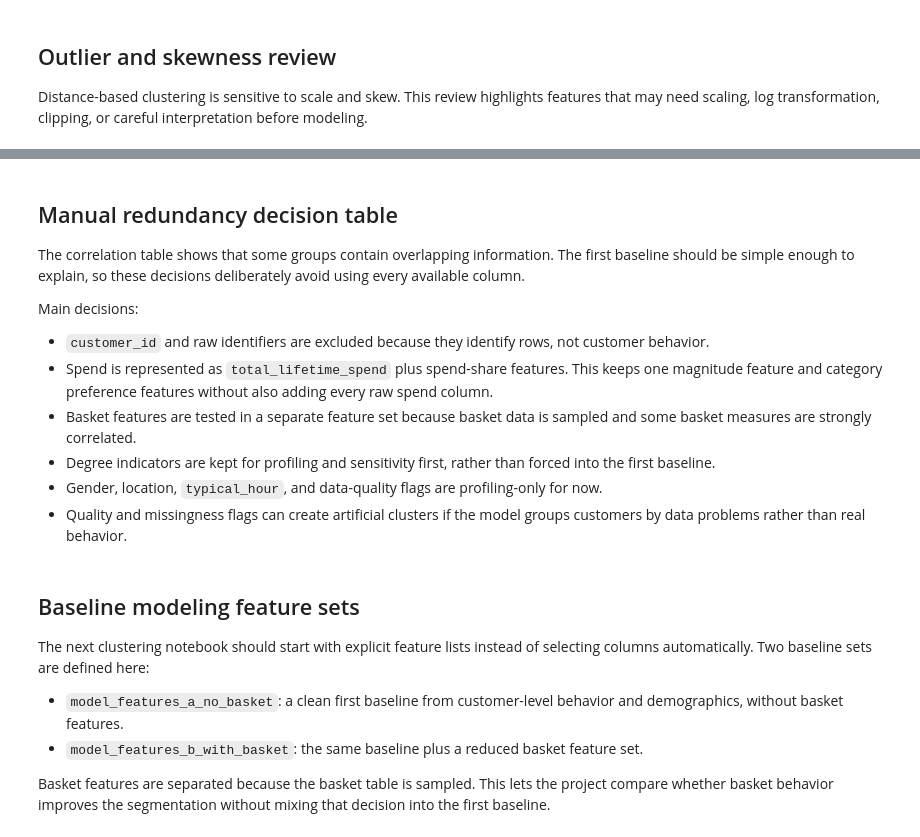
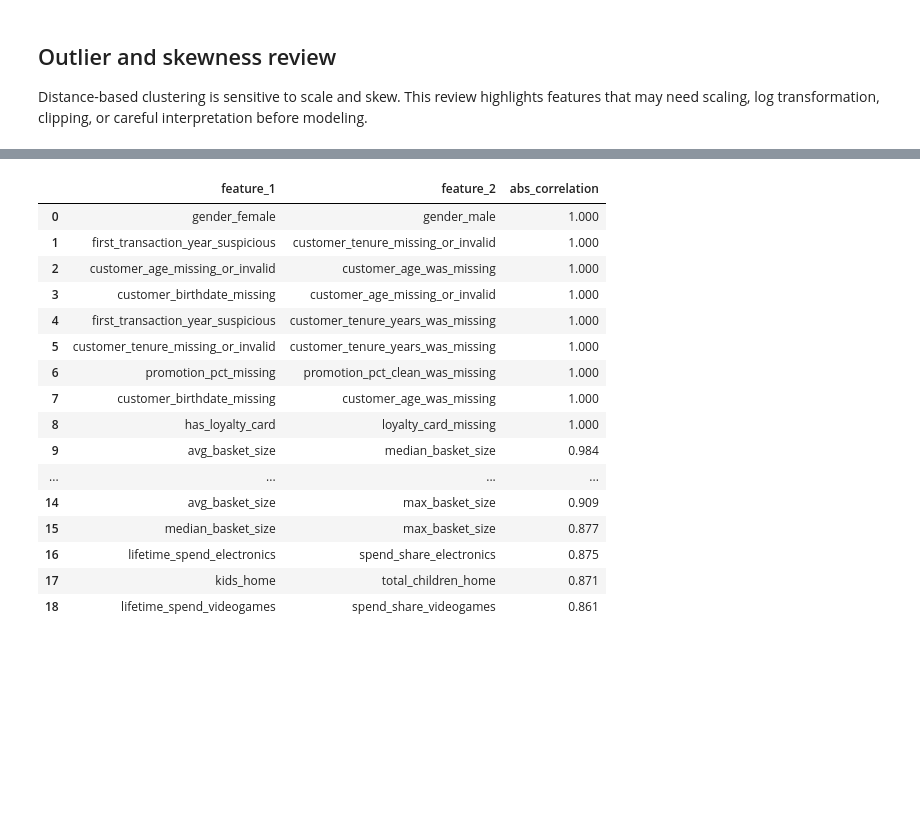
Before and after one commit to pedromariaanf-a11y/ML-II-projeto-final, a Jupyter notebook: notebooks/03_eda_feature_review.ipynb, the cells around one changed output, grey strips where cells are left out. Cells and saved outputs as stored; diff of their text form; code cells hidden in the pictures; blank space fills up the shorter version.

```diff
--- a/notebooks/03_eda_feature_review.ipynb
+++ b/notebooks/03_eda_feature_review.ipynb
@@ -320,47 +458,29 @@ This review does not remove columns automatically. It gives evidence for the man
 # %%
-identifier_and_raw_candidates = [
-    "customer_id",
-    "customer_name",
-    "customer_birthdate",
-    "customer_birthdate_parsed",
-    "loyalty_card_number",
-    "year_first_transaction",
-    "first_transaction_year_clean",
-    "percentage_of_products_bought_promotion",
-    "list_of_goods",
-]
-identifier_and_raw_present = [column for column in identifier_and_raw_candidates if column in feature_table.columns]
+numeric_features = feature_table.select_dtypes(include="number").drop(columns=["customer_id"])
+correlation_matrix = numeric_features.corr().abs()
+upper_triangle = correlation_matrix.where(np.triu(np.ones(correlation_matrix.shape), k=1).astype(bool))
+correlation_pairs = upper_triangle.stack().sort_values(ascending=False).reset_index()
+correlation_pairs.columns = ["feature_1", "feature_2", "abs_correlation"]
 
-candidate_numeric_features = [
-    column for column in feature_table.select_dtypes(include="number").columns
-    if column not in identifier_and_raw_present
-]
+high_correlation_pairs = correlation_pairs[correlation_pairs["abs_correlation"] >= 0.85].head(20).copy()
+high_correlation_pairs["abs_correlation"] = high_correlation_pairs["abs_correlation"].round(3)
 
-correlation_matrix = feature_table[candidate_numeric_features].corr()
-upper_triangle = correlation_matrix.where(np.triu(np.ones(correlation_matrix.shape), k=1).astype(bool))
-
-correlation_pairs = upper_triangle.stack().reset_index()
-correlation_pairs.columns = ["feature_1", "feature_2", "correlation"]
-correlation_pairs["abs_correlation"] = correlation_pairs["correlation"].abs()
-correlation_pairs = correlation_pairs.sort_values("abs_correlation", ascending=False).reset_index(drop=True)
-
-highly_correlated_pairs = correlation_pairs[correlation_pairs["abs_correlation"] >= 0.70].copy()
-highly_correlated_pairs["correlation"] = highly_correlated_pairs["correlation"].round(3)
-highly_correlated_pairs["abs_correlation"] = highly_correlated_pairs["abs_correlation"].round(3)
-
-print(f"Candidate numeric features reviewed: {len(candidate_numeric_features)}")
-print(f"Feature pairs with absolute correlation >= 0.70: {len(highly_correlated_pairs)}")
-display(highly_correlated_pairs.head(30))
+display(high_correlation_pairs)
+# %% [output]
+|  | feature_1 | feature_2 | abs_correlation |
+| 0 | gender_female | gender_male | 1.000 |
+| 1 | first_transaction_year_suspicious | customer_tenure_missing_or_invalid | 1.000 |
+| 2 | customer_age_missing_or_invalid | customer_age_was_missing | 1.000 |
+| 3 | customer_birthdate_missing | customer_age_missing_or_invalid | 1.000 |
+| 4 | first_transaction_year_suspicious | customer_tenure_years_was_missing | 1.000 |
+| 5 | customer_tenure_missing_or_invalid | customer_tenure_years_was_missing | 1.000 |
+| 6 | promotion_pct_missing | promotion_pct_clean_was_missing | 1.000 |
+| 7 | customer_birthdate_missing | customer_age_was_missing | 1.000 |
+| 8 | has_loyalty_card | loyalty_card_missing | 1.000 |
+| 9 | avg_basket_size | median_basket_size | 0.984 |
+| ... | ... | ... | ... |
+| 14 | avg_basket_size | max_basket_size | 0.909 |
+| 15 | median_basket_size | max_basket_size | 0.877 |
+| 16 | lifetime_spend_electronics | spend_share_electronics | 0.875 |
+| 17 | kids_home | total_children_home | 0.871 |
+| 18 | lifetime_spend_videogames | spend_share_videogames | 0.861 |
-# %% [markdown]
-## Manual redundancy decision table
-
-The correlation table shows that some groups contain overlapping information. The first baseline should be simple enough to explain, so these decisions deliberately avoid using every available column.
-
-Main decisions:
-
-- `customer_id` and raw identifiers are excluded because they identify rows, not customer behavior.
-- Spend is represented as `total_lifetime_spend` plus spend-share features. This keeps one magnitude feature and category preference features without also adding every raw spend column.
-- Basket features are tested in a separate feature set because basket data is sampled and some basket measures are strongly correlated.
-- Degree indicators are kept for profiling and sensitivity first, rather than forced into the first baseline.
-- Gender, location, `typical_hour`, and data-quality flags are profiling-only for now.
-- Quality and missingness flags can create artificial clusters if the model groups customers by data problems rather than real behavior.
@@ -452,9 +486,0 @@ display(redundancy_decisions)
-# %% [markdown]
-## Baseline modeling feature sets
-
-The next clustering notebook should start with explicit feature lists instead of selecting columns automatically. Two baseline sets are defined here:
-
-- `model_features_a_no_basket`: a clean first baseline from customer-level behavior and demographics, without basket features.
-- `model_features_b_with_basket`: the same baseline plus a reduced basket feature set.
-
-Basket features are separated because the basket table is sampled. This lets the project compare whether basket behavior improves the segmentation without mixing that decision into the first baseline.
```
Also changed, not shown: parts of 24 cells of this notebook.
